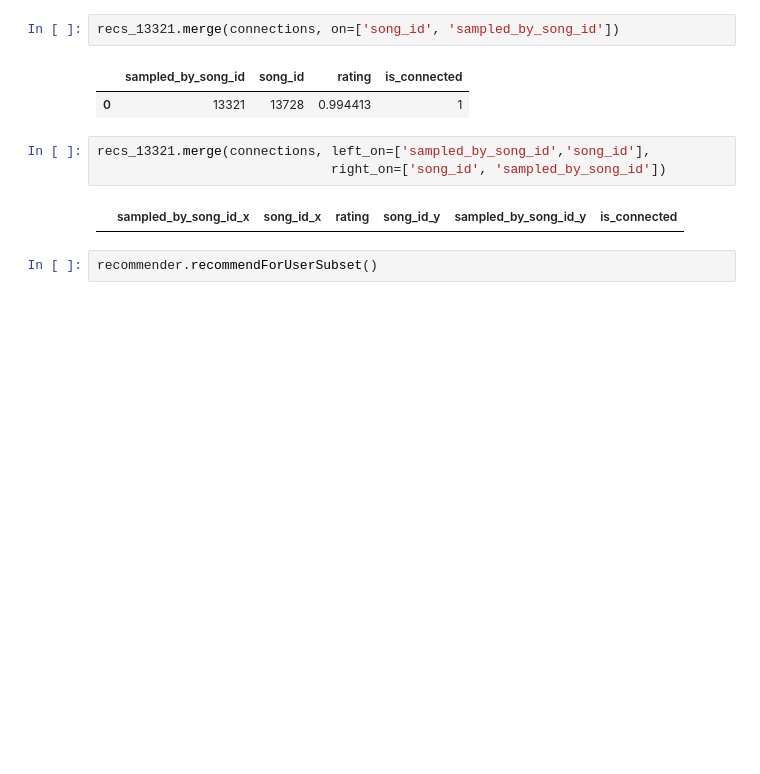
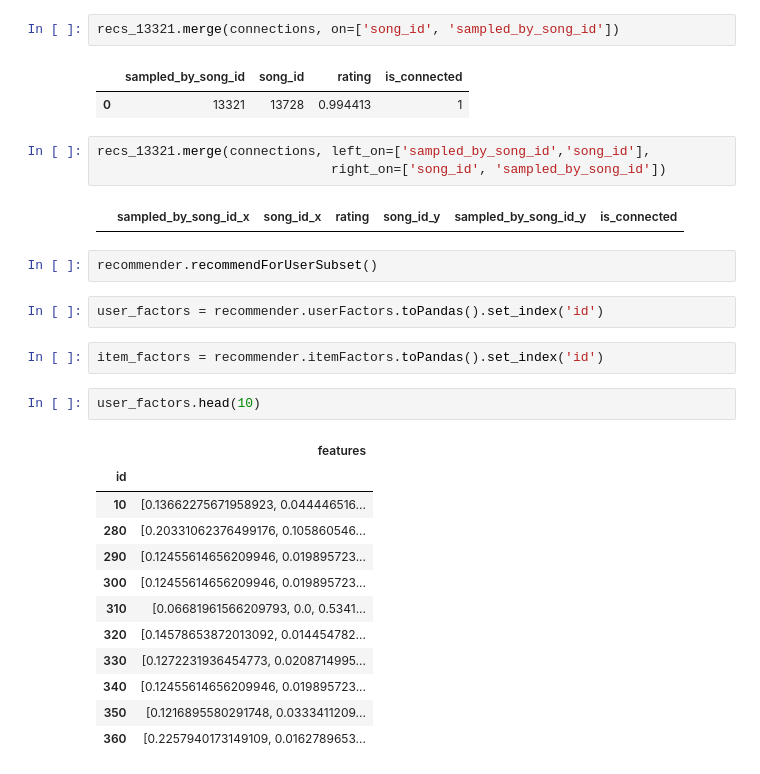
Before and after one commit to brettashley/ml-mix-lab, a Jupyter notebook: notebooks/initial-model.ipynb, the cells around one changed output. Cells and saved outputs as stored; diff of their text form; blank space fills up the shorter version.

Commit message:
write function to get item user vectors

```diff
--- a/notebooks/initial-model.ipynb
+++ b/notebooks/initial-model.ipynb
@@ -452,3 +446,22 @@ recs_13321.merge(connections, left_on=['sampled_by_song_id','song_id'],
 |  | sampled_by_song_id_x | song_id_x | rating | song_id_y | sampled_by_song_id_y | is_connected |
 # %%
 recommender.recommendForUserSubset()
+# %%
+user_factors = recommender.userFactors.toPandas().set_index('id')
+# %%
+item_factors = recommender.itemFactors.toPandas().set_index('id')
+# %%
+user_factors.head(10)
+# %% [output]
+|  | features |
+| id |  |
+| 10 | [0.13662275671958923, 0.044446516... |
+| 280 | [0.20331062376499176, 0.105860546... |
+| 290 | [0.12455614656209946, 0.019895723... |
+| 300 | [0.12455614656209946, 0.019895723... |
+| 310 | [0.06681961566209793, 0.0, 0.5341... |
+| 320 | [0.14578653872013092, 0.014454782... |
+| 330 | [0.1272231936454773, 0.0208714995... |
+| 340 | [0.12455614656209946, 0.019895723... |
+| 350 | [0.1216895580291748, 0.0333411209... |
+| 360 | [0.2257940173149109, 0.0162789653... |
```
Also changed, not shown: parts of 8 cells of this notebook.
